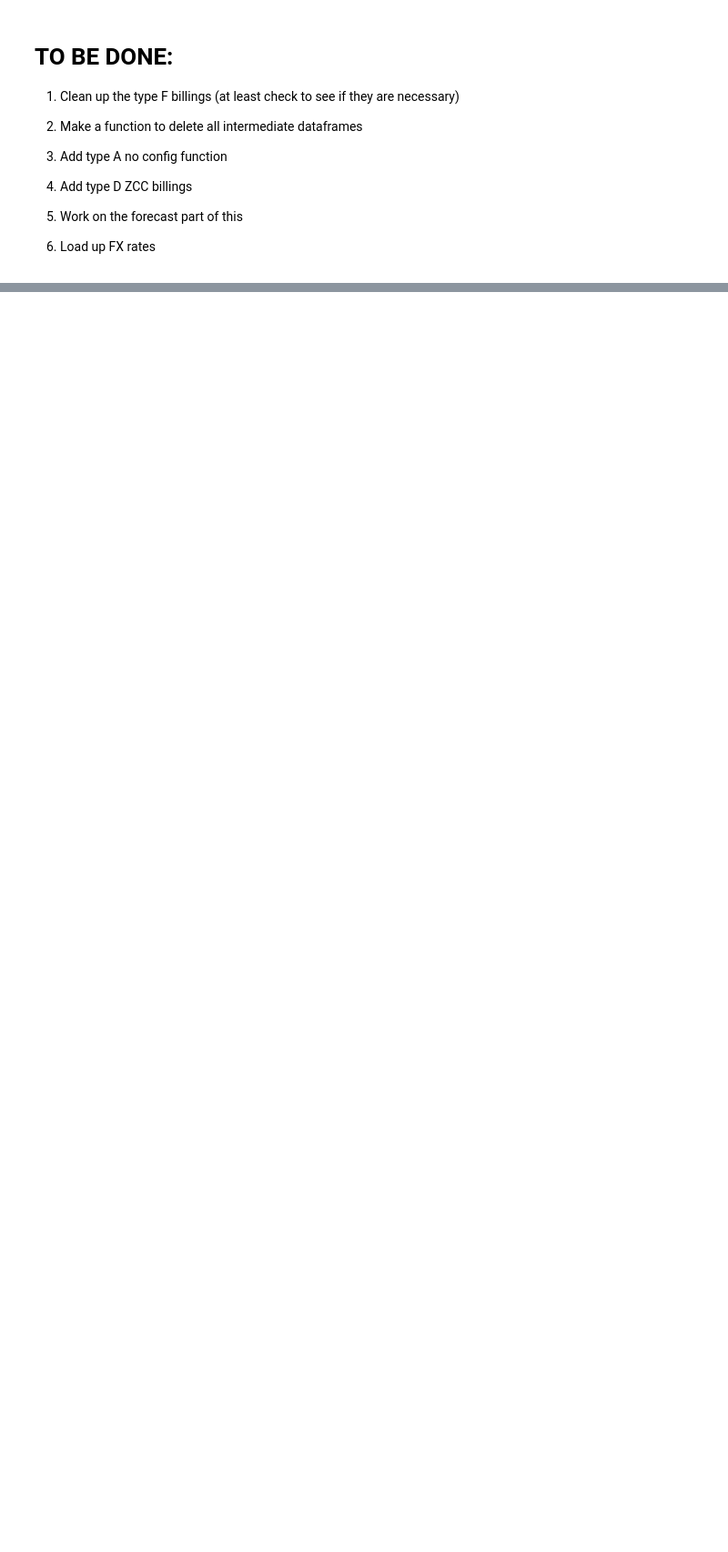
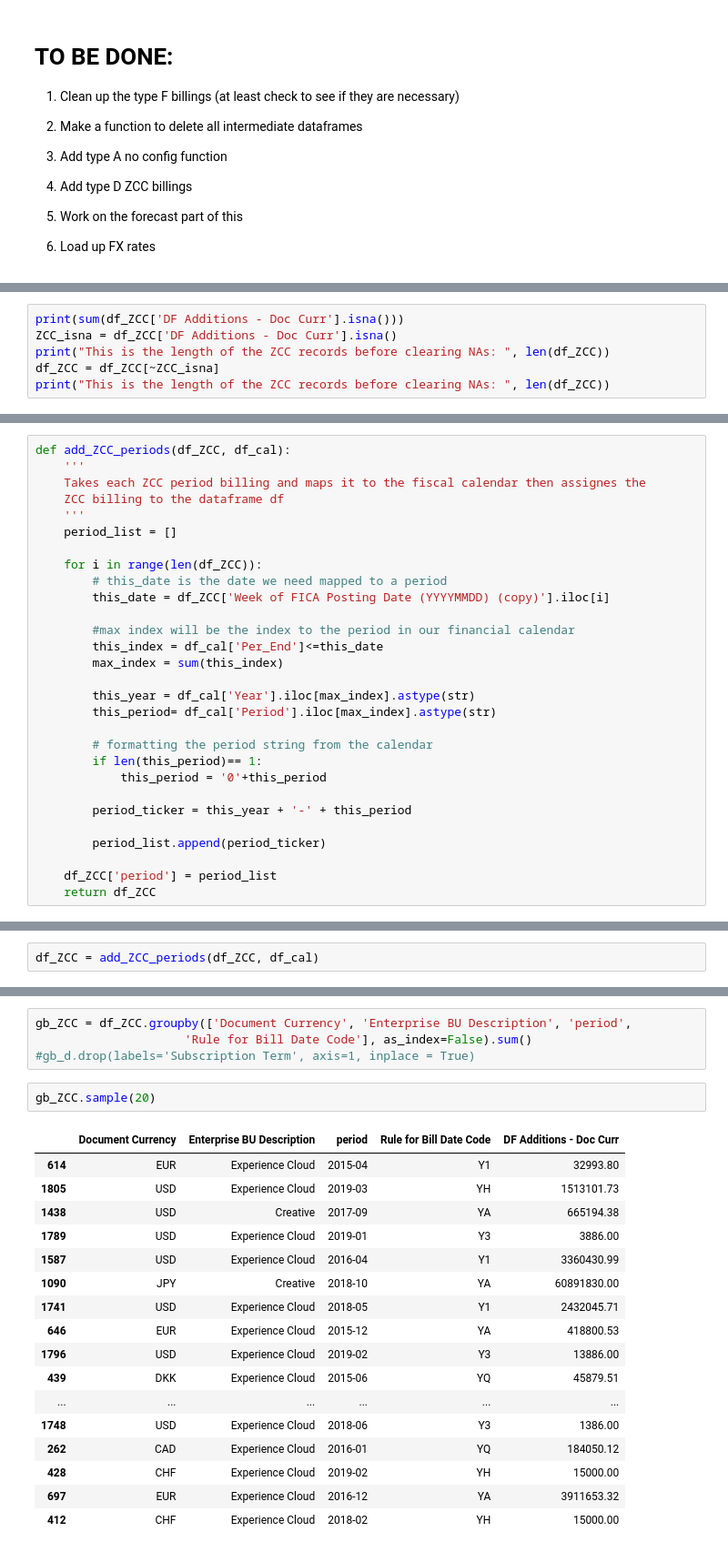
Before and after one commit to davidjsmith44/Deferred_Revenue_Forecast, a Jupyter notebook: src/deferred_all_pandas.ipynb, the cells around one changed output, grey strips where cells are left out. Shown at 91% size. Drawn from its saved outputs; the diff is of its cells as text; blank space fills up the shorter version.

```diff
--- a/src/deferred_all_pandas.ipynb
+++ b/src/deferred_all_pandas.ipynb
@@ -537,0 +621,6 @@ what_is_BT             DataFrame         Document Currency   <...>
+# %%
+print(sum(df_ZCC['DF Additions - Doc Curr'].isna()))
+ZCC_isna = df_ZCC['DF Additions - Doc Curr'].isna()
+print("This is the length of the ZCC records before clearing NAs: ", len(df_ZCC))
+df_ZCC = df_ZCC[~ZCC_isna]
+print("This is the length of the ZCC records before clearing NAs: ", len(df_ZCC))
@@ -537,0 +668,29 @@ what_is_BT             DataFrame         Document Currency   <...>
+# %%
+def add_ZCC_periods(df_ZCC, df_cal):
+    '''
+    Takes each ZCC period billing and maps it to the fiscal calendar then assignes the
+    ZCC billing to the dataframe df
+    '''
+    period_list = []
+
+    for i in range(len(df_ZCC)):
+        # this_date is the date we need mapped to a period
+        this_date = df_ZCC['Week of FICA Posting Date (YYYYMMDD) (copy)'].iloc[i]
+
+        #max index will be the index to the period in our financial calendar
+        this_index = df_cal['Per_End']<=this_date
+        max_index = sum(this_index)
+
+        this_year = df_cal['Year'].iloc[max_index].astype(str)
+        this_period= df_cal['Period'].iloc[max_index].astype(str)
+
+        # formatting the period string from the calendar
+        if len(this_period)== 1:
+            this_period = '0'+this_period
+
+        period_ticker = this_year + '-' + this_period
+
+        period_list.append(period_ticker)
+
+    df_ZCC['period'] = period_list
+    return df_ZCC
@@ -537,0 +706,2 @@ what_is_BT             DataFrame         Document Currency   <...>
+# %%
+df_ZCC = add_ZCC_periods(df_ZCC, df_cal)
@@ -537,0 +734,24 @@ what_is_BT             DataFrame         Document Currency   <...>
+# %%
+gb_ZCC = df_ZCC.groupby(['Document Currency', 'Enterprise BU Description', 'period',
+                     'Rule for Bill Date Code'], as_index=False).sum()
+#gb_d.drop(labels='Subscription Term', axis=1, inplace = True)
+# %%
+gb_ZCC.sample(20)
+# %% [output]
+|  | Document Currency | Enterprise BU Description | period | Rule for Bill Date Code | DF Additions - Doc Curr |
+| 614 | EUR | Experience Cloud | 2015-04 | Y1 | 32993.80 |
+| 1805 | USD | Experience Cloud | 2019-03 | YH | 1513101.73 |
+| 1438 | USD | Creative | 2017-09 | YA | 665194.38 |
+| 1789 | USD | Experience Cloud | 2019-01 | Y3 | 3886.00 |
+| 1587 | USD | Experience Cloud | 2016-04 | Y1 | 3360430.99 |
+| 1090 | JPY | Creative | 2018-10 | YA | 60891830.00 |
+| 1741 | USD | Experience Cloud | 2018-05 | Y1 | 2432045.71 |
+| 646 | EUR | Experience Cloud | 2015-12 | YA | 418800.53 |
+| 1796 | USD | Experience Cloud | 2019-02 | Y3 | 13886.00 |
+| 439 | DKK | Experience Cloud | 2015-06 | YQ | 45879.51 |
+| ... | ... | ... | ... | ... | ... |
+| 1748 | USD | Experience Cloud | 2018-06 | Y3 | 1386.00 |
+| 262 | CAD | Experience Cloud | 2016-01 | YQ | 184050.12 |
+| 428 | CHF | Experience Cloud | 2019-02 | YH | 15000.00 |
+| 697 | EUR | Experience Cloud | 2016-12 | YA | 3911653.32 |
+| 412 | CHF | Experience Cloud | 2018-02 | YH | 15000.00 |
```
Also changed, not shown: parts of 59 cells of this notebook, 1 other file.
